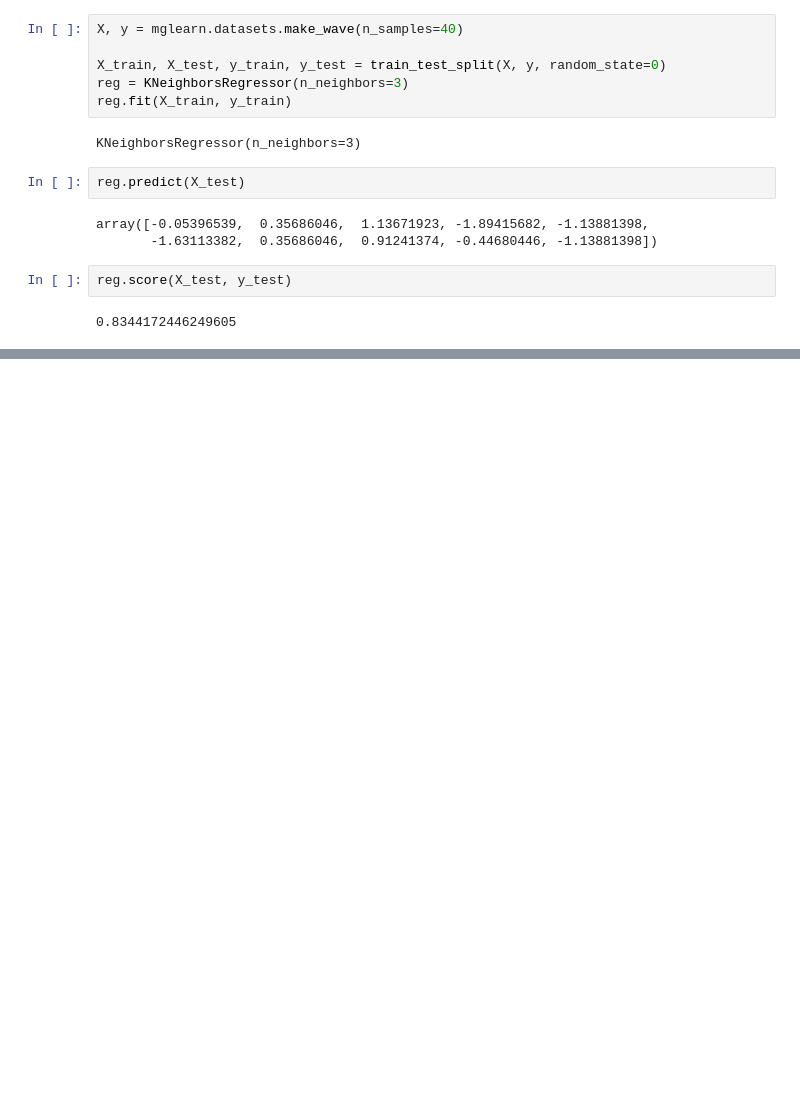
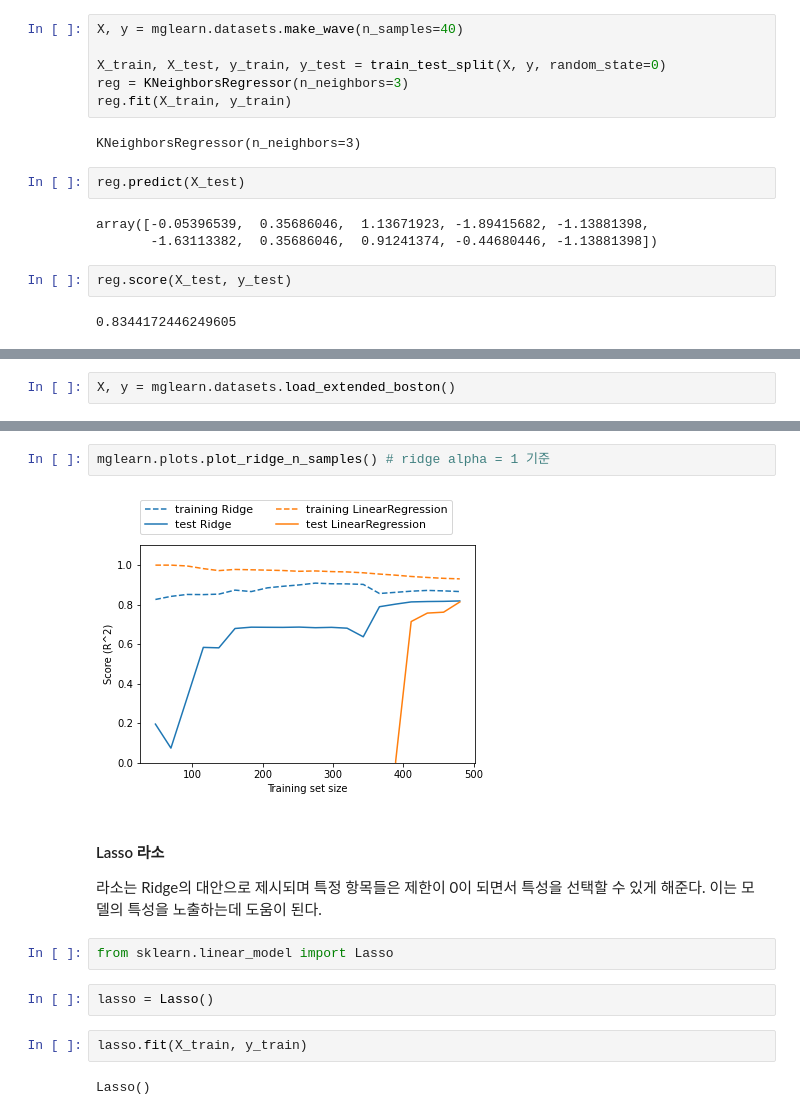
Before and after one commit to Be-beee/daegu-ai-school, a Jupyter notebook: 04_Scikit-Learn/02-2-Supervised-learning.ipynb, the cells around one changed output, grey strips where cells are left out. Saved outputs shown, nothing was run; the diff lists cells and outputs as text; blank space fills up the shorter version.

```diff
--- a/04_Scikit-Learn/02-2-Supervised-learning.ipynb
+++ b/04_Scikit-Learn/02-2-Supervised-learning.ipynb
@@ -204,0 +262,2 @@ reg.score(X_test, y_test)
+# %%
+X, y = mglearn.datasets.load_extended_boston()
@@ -204,0 +327,15 @@ reg.score(X_test, y_test)
+# %%
+mglearn.plots.plot_ridge_n_samples() # ridge alpha = 1 기준
+# %% [output]
+[figure, added]
+# %% [markdown]
+#### Lasso 라소
+라소는 Ridge의 대안으로 제시되며 특정 항목들은 제한이 0이 되면서 특성을 선택할 수 있게 해준다. 이는 모델의 특성을 노출하는데 도움이 된다.
+# %%
+from sklearn.linear_model import Lasso
+# %%
+lasso = Lasso()
+# %%
+lasso.fit(X_train, y_train)
+# %% [output]
+Lasso()
```
Also changed, not shown: parts of 51 cells of this notebook.
